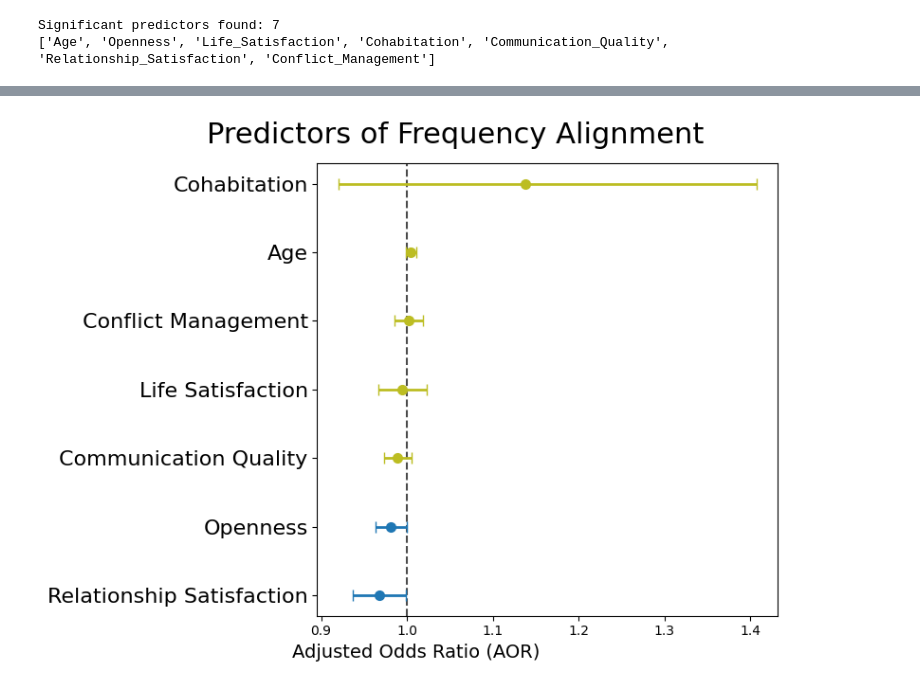
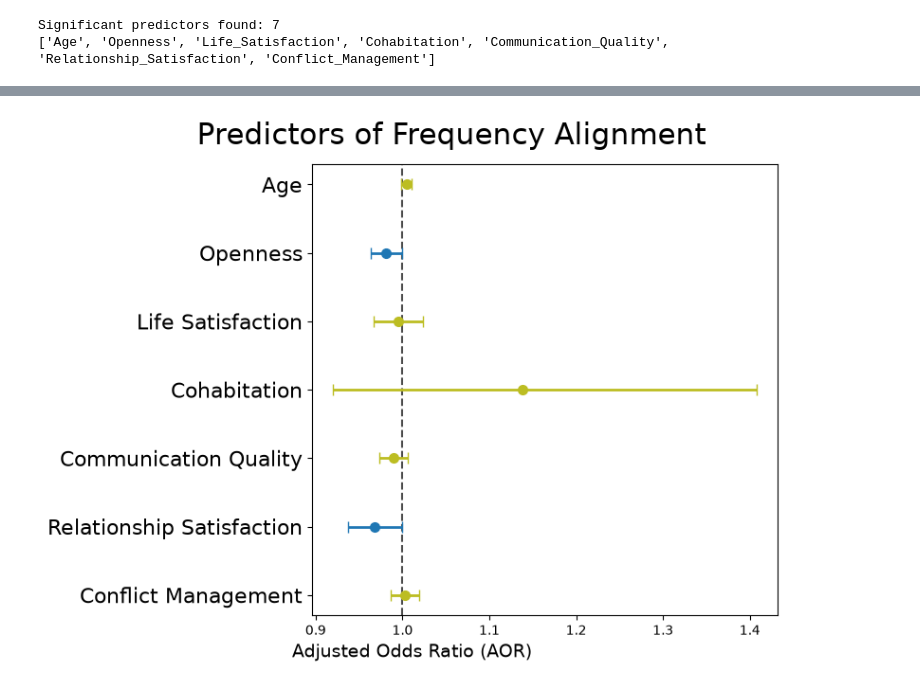
Before and after one commit to EdgardoCS/touchCouples, a Jupyter notebook: 6-1-Alignment_stats.ipynb, the cells around one changed output, grey strips where cells are left out. Saved outputs shown, nothing was run; the diff lists cells and outputs as text; code cells hidden in the pictures.

```diff
--- a/6-1-Alignment_stats.ipynb
+++ b/6-1-Alignment_stats.ipynb
@@ -164,5 +162,4 @@ results_df = results_df.reset_index().rename(columns={'index': 'Variable'})
 results_df["err_lower"] = results_df["AOR"] - results_df["Lower CI"]
 results_df["err_upper"] = results_df["Upper CI"] - results_df["AOR"]
 # %%
-plot_df = results_df.sort_values('AOR', ascending=True).reset_index(drop=True)
-plot_df = plot_df.drop([0]).reset_index(drop=True)
+plot_df = results_df
@@ -182,29 +201,32 @@ for idx, (i, row) in enumerate(plot_df.iterrows()):
         fmt='o',
         color=colors[idx],
         ecolor=colors[idx],
         capsize=4,
         markersize=7,
         linewidth=2
     )
 
 plt.axvline(x=1.0, color='black', linestyle='--', alpha=0.7, zorder=0)
 
 plt.yticks(range(len(plot_df)), plot_df['Variable'], fontsize=16)
+
 plt.xlabel(
     "Adjusted Odds Ratio (AOR)",
     x=0.215,
     ha='center',
     fontsize=14)
 
 plt.title("Predictors of Frequency Alignment", fontsize=22,
-          pad=15, loc='center', x = 0.3)
+          pad=15, loc='center', x=0.3)
 
 custom_lines = [Line2D([0], [0], color='#1f77b4', lw=3, marker='o'),
                 Line2D([0], [0], color='#bcbd22', lw=3, marker='o')]
 # plt.legend(custom_lines, ['Significant (p < .05)', 'Not Significant'], loc='lower right', fontsize=16)
 plt.tight_layout()
 
-# plt.savefig("output/img/alignment/frequency.png",dpi=300, bbox_inches='tight')
+plt.gca().invert_yaxis()
+
+plt.savefig("output/img/alignment/frequency2.png", dpi=300, bbox_inches='tight')
 plt.show()
 # %% [output]
-[figure, old version]
+[figure, new version]
```
Also changed, not shown: parts of 4 cells of this notebook, 7 other files.
